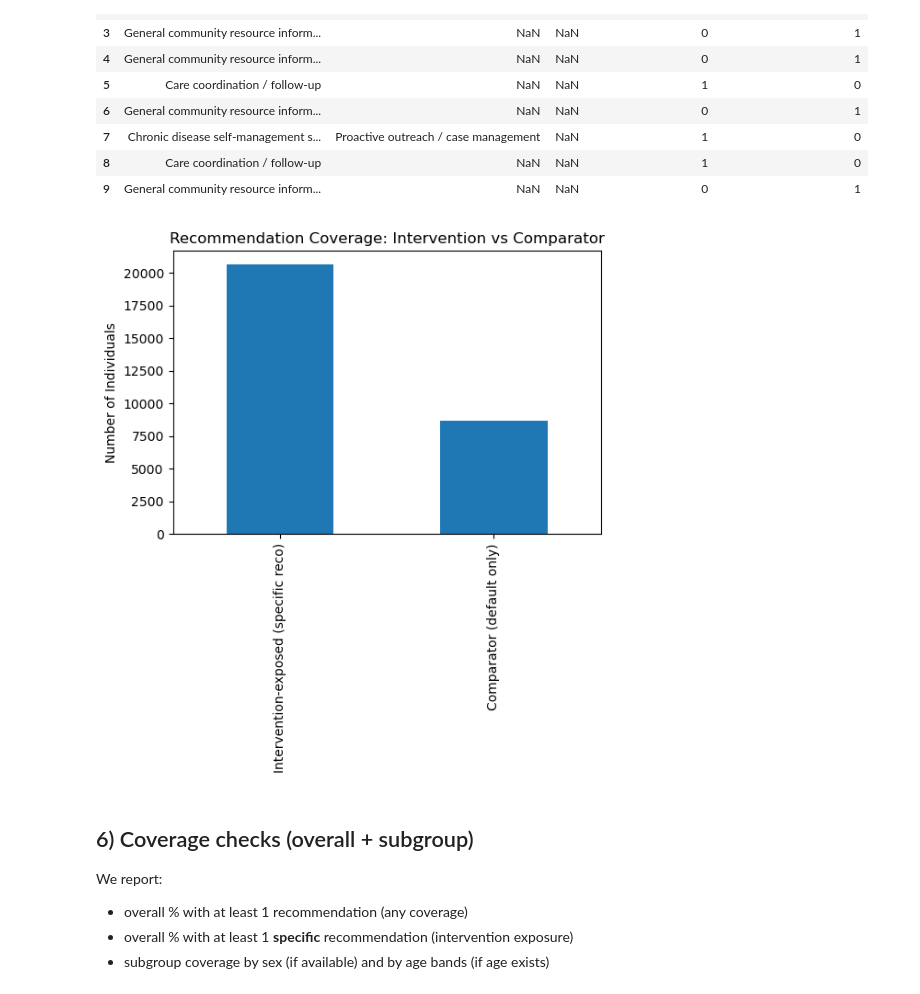
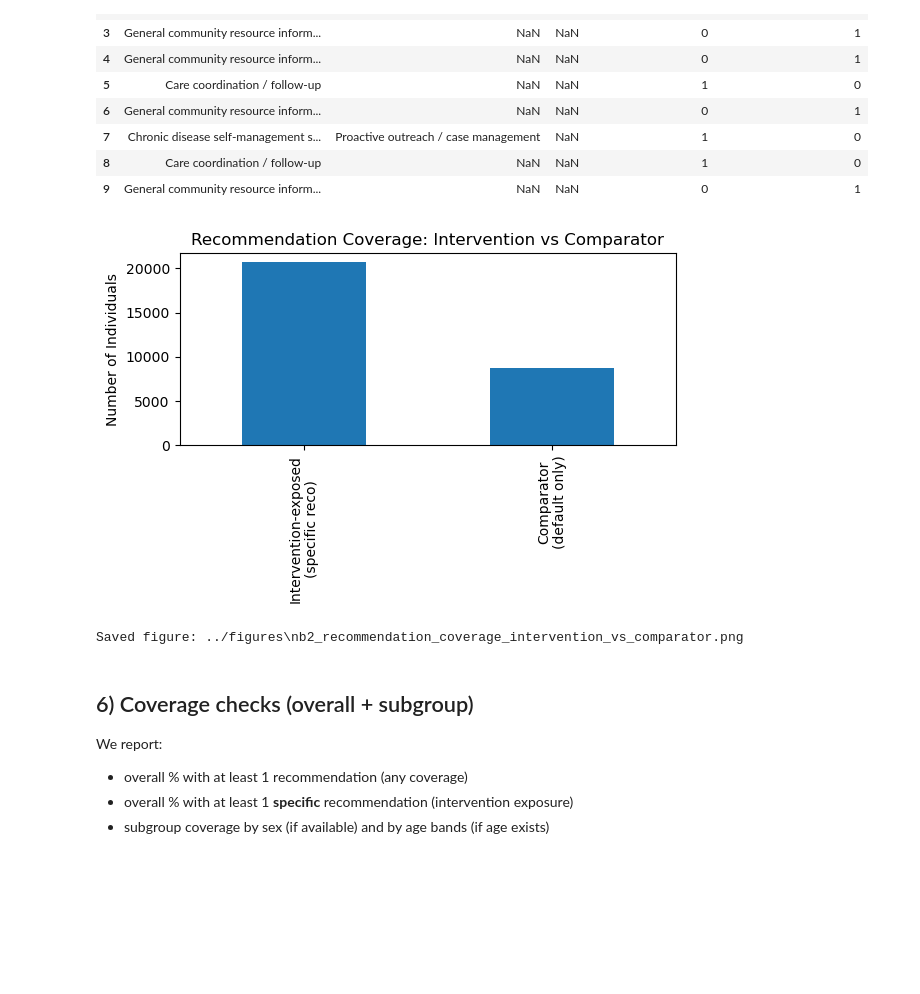
Before and after one commit to ugoyj/BMI5111_Capstone_YuJun, a Jupyter notebook: notebooks/02_feature_engineering_recommendation.ipynb, the cells around one changed output. Cells and saved outputs as stored; diff of their text form; code cells hidden in the pictures; blank space fills up the shorter version.

```diff
--- a/notebooks/02_feature_engineering_recommendation.ipynb
+++ b/notebooks/02_feature_engineering_recommendation.ipynb
@@ -492,22 +492,41 @@ Comparator coverage (usual referral): 0.29631268938749106
 | 8 | Care coordination / follow-up | NaN | NaN | 1 | 0 |
 | 9 | General community resource inform... | NaN | NaN | 0 | 1 |
 # %%
-# Plot 3 — Recommendation coverage (intervention vs comparator)
+# =========================
+# Figure 3 — Recommendation coverage (intervention vs comparator)
+# =========================
+
+import os
+import matplotlib.pyplot as plt
+import pandas as pd
+
+FIG_DIR = "../figures"
+os.makedirs(FIG_DIR, exist_ok=True)
+
 if "intervention_exposed" in data.columns and "comparator_usual_referral" in data.columns:
     counts = pd.Series({
-        "Intervention-exposed (specific reco)": int(data["intervention_exposed"].sum()),
-        "Comparator (default only)": int(data["comparator_usual_referral"].sum()),
+        "Intervention-exposed\n(specific reco)": int(data["intervention_exposed"].sum()),
+        "Comparator\n(default only)": int(data["comparator_usual_referral"].sum()),
     })
+
     plt.figure(figsize=(6,4))
     counts.plot(kind="bar")
     plt.title("Recommendation Coverage: Intervention vs Comparator")
     plt.ylabel("Number of Individuals")
     plt.xlabel("")
+    plt.tight_layout()
+
+    OUT_FIG3 = os.path.join(FIG_DIR, "nb2_recommendation_coverage_intervention_vs_comparator.png")
+    plt.savefig(OUT_FIG3, dpi=150, bbox_inches="tight")
     plt.show()
+
+    print("Saved figure:", OUT_FIG3)
+
 else:
     print("Coverage flags not found for plotting.")
 # %% [output]
-[figure, old version]
+[figure, new version]
+Saved figure: ../figures\nb2_recommendation_coverage_intervention_vs_comparator.png
 # %% [markdown]
 ## 6) Coverage checks (overall + subgroup)
 
```
Also changed, not shown: parts of 2 cells of this notebook, 16 other files.
